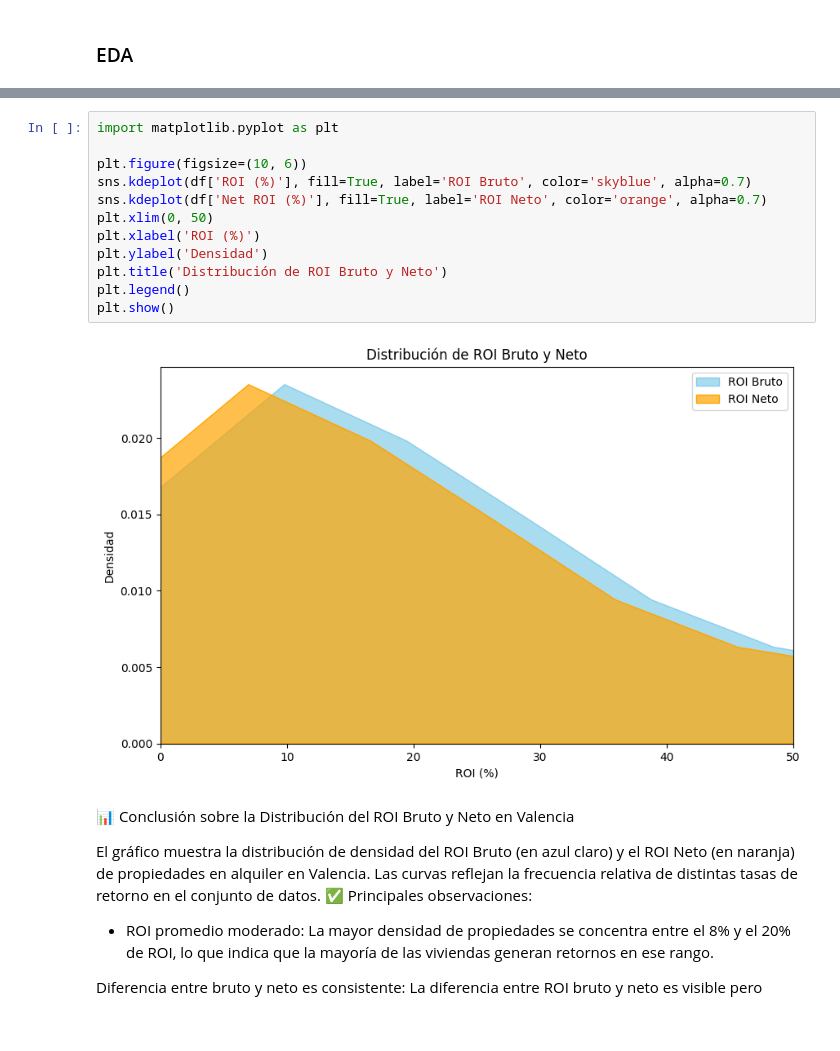
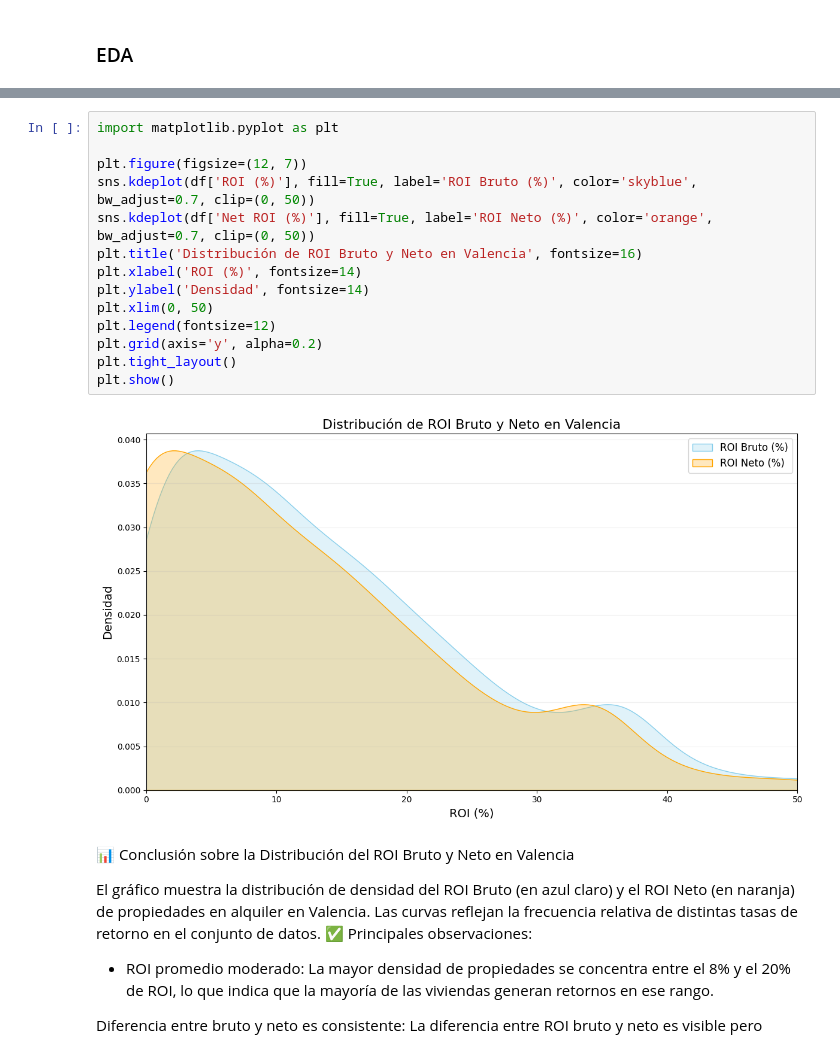
Before and after one commit to vfpomer/Analisis-de-inversion-inmobiliario, a Jupyter notebook: notebooks/Valencia_EDA.ipynb, the cells around one changed output, grey strips where cells are left out. Cells and saved outputs as stored; diff of their text form; blank space fills up the shorter version.

```diff
--- a/notebooks/Valencia_EDA.ipynb
+++ b/notebooks/Valencia_EDA.ipynb
@@ -108,17 +92,19 @@ print(df[['name', 'price', 'days_rented', 'annual_income', 'estimated_property_v
 # %%
 import matplotlib.pyplot as plt
 
-plt.figure(figsize=(10, 6))
-sns.kdeplot(df['ROI (%)'], fill=True, label='ROI Bruto', color='skyblue', alpha=0.7)
-sns.kdeplot(df['Net ROI (%)'], fill=True, label='ROI Neto', color='orange', alpha=0.7)
+plt.figure(figsize=(12, 7))
+sns.kdeplot(df['ROI (%)'], fill=True, label='ROI Bruto (%)', color='skyblue', bw_adjust=0.7, clip=(0, 50))
+sns.kdeplot(df['Net ROI (%)'], fill=True, label='ROI Neto (%)', color='orange', bw_adjust=0.7, clip=(0, 50))
+plt.title('Distribución de ROI Bruto y Neto en Valencia', fontsize=16)
+plt.xlabel('ROI (%)', fontsize=14)
+plt.ylabel('Densidad', fontsize=14)
 plt.xlim(0, 50)
-plt.xlabel('ROI (%)')
-plt.ylabel('Densidad')
-plt.title('Distribución de ROI Bruto y Neto')
-plt.legend()
+plt.legend(fontsize=12)
+plt.grid(axis='y', alpha=0.2)
+plt.tight_layout()
 plt.show()
 # %% [output]
-[figure, old version]
+[figure, new version]
 # %% [markdown]
 📊 Conclusión sobre la Distribución del ROI Bruto y Neto en Valencia
 
```
Also changed, not shown: parts of 55 cells of this notebook, 8 other files.
